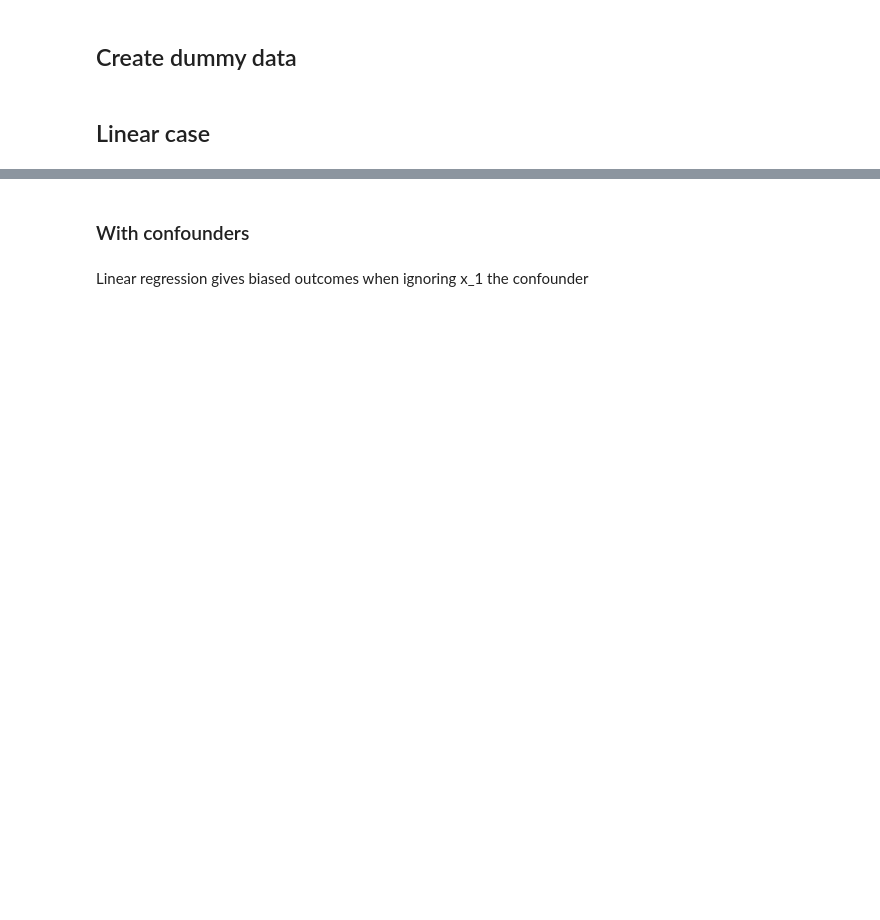
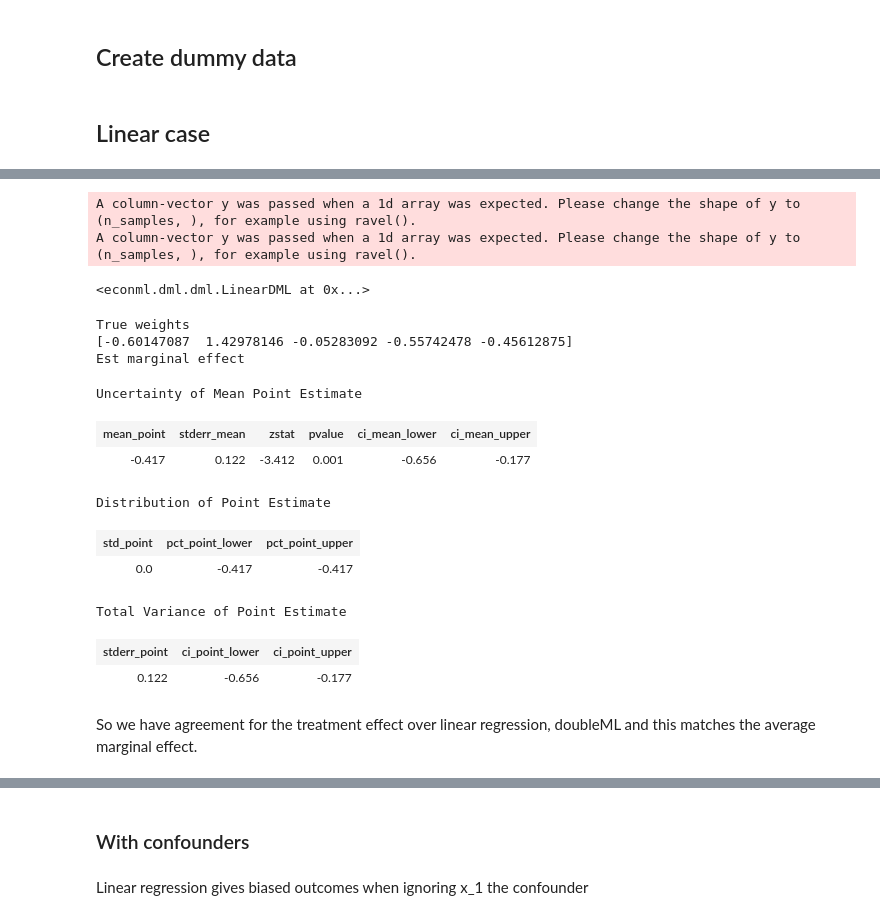
Before and after one commit to stanton119/data-analysis, a Jupyter notebook: Unpublished/CausalInference/econml.ipynb, the cells around one changed output, grey strips where cells are left out. Drawn from its saved outputs; the diff is of its cells as text; code cells hidden in the pictures; blank space fills up the shorter version.

Commit message:
doubleML noteboooks

```diff
--- a/Unpublished/CausalInference/econml.ipynb
+++ b/Unpublished/CausalInference/econml.ipynb
@@ -208,18 +166,0 @@ Notes:
-# %%
-df, bias, weights, x_cols = generate_data(
-    treatment_binary=False,
-    outcome_binary=False,
-    confounding_fcn=None,
-    outcome_noise=1.0,
-    treatment_noise=1.0,
-)
-
-print("True weights")
-print(bias)
-print(weights.flatten())
-
-linear_model = sklearn.linear_model.LinearRegression()
-linear_model.fit(X=df[["t"] + x_cols], y=df["y"])
-print("Est weights")
-print(linear_model.intercept_)
-print(linear_model.coef_)
@@ -232,0 +206,41 @@ Est weights
+# %%
+import econml.dml
+import sklearn.ensemble
+import sklearn.linear_model
+
+if 1:
+    est = econml.dml.LinearDML(
+        model_t=sklearn.ensemble.GradientBoostingRegressor(),
+        model_y=sklearn.ensemble.GradientBoostingRegressor(),
+    )
+else:
+    est = econml.dml.LinearDML(
+        model_t=sklearn.linear_model.LinearRegression(),
+        model_y=sklearn.linear_model.LinearRegression(),
+    )
+est.fit(Y=y, T=x_df[t_col], X=None, W=x_df.drop(columns=t_col))
+# %% [output]
+A column-vector y was passed when a 1d array was expected. Please change the shape of y to (n_samples, ), for example using ravel().
+A column-vector y was passed when a 1d array was expected. Please change the shape of y to (n_samples, ), for example using ravel().
+<econml.dml.dml.LinearDML at 0x...>
+# %%
+print("True weights")
+print(weights.flatten())
+
+print("Est marginal effect")
+display(est.const_marginal_ate_inference())
+# %% [output]
+True weights
+[-0.60147087  1.42978146 -0.05283092 -0.55742478 -0.45612875]
+Est marginal effect
+Uncertainty of Mean Point Estimate
+| mean_point | stderr_mean | zstat | pvalue | ci_mean_lower | ci_mean_upper |
+| -0.417 | 0.122 | -3.412 | 0.001 | -0.656 | -0.177 |
+Distribution of Point Estimate
+| std_point | pct_point_lower | pct_point_upper |
+| 0.0 | -0.417 | -0.417 |
+Total Variance of Point Estimate
+| stderr_point | ci_point_lower | ci_point_upper |
+| 0.122 | -0.656 | -0.177 |
+# %% [markdown]
+So we have agreement for the treatment effect over linear regression, doubleML and this matches the average marginal effect.
```
Also changed, not shown: parts of 33 cells of this notebook.
